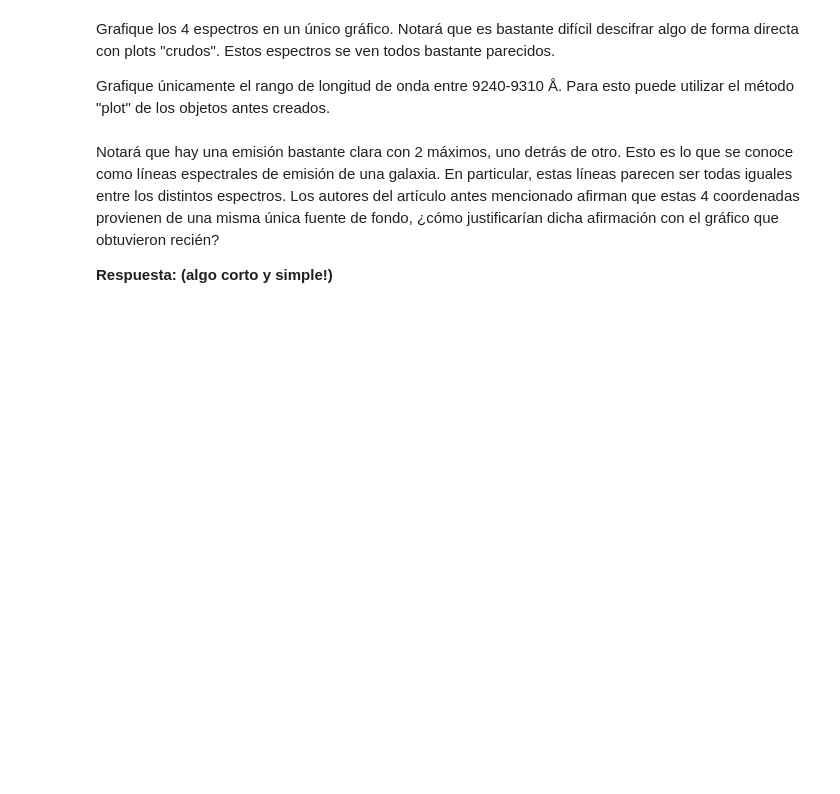
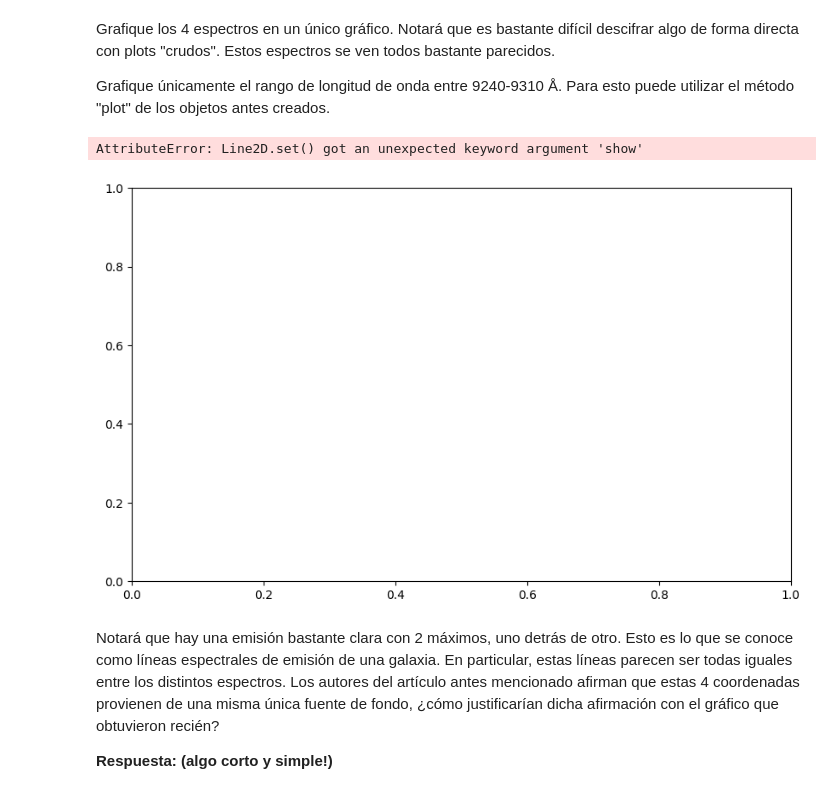
Before and after one commit to conichito/Tarea-4, a Jupyter notebook: Tarea4.ipynb, the cells around one changed output. Saved outputs shown, nothing was run; the diff lists cells and outputs as text; code cells hidden in the pictures; blank space fills up the shorter version.

Commit message:
pegado en espectro

```diff
--- a/Tarea4.ipynb
+++ b/Tarea4.ipynb
@@ -198,8 +253,15 @@ Un pequeño hint: el centro debe ser de la forma (dec, ra) y cada coordenada con
 # %%
-# Rellene el código a continuación reemplazando el "CENTRO" y "radio", según corresponda.
-# Note que ya le hemos indicado al método las unidades de medida, por lo que debe ser consistente.
+# Coordenadas en formato (dec, ra) en grados, radio en arcosegundos
+centro_s0a = (s0a.dec.deg, s0a.ra.deg)
+centro_s0b = (s0b.dec.deg, s0b.ra.deg)
+centro_s0c = (s0c.dec.deg, s0c.ra.deg)
+centro_s0d = (s0d.dec.deg, s0d.ra.deg)
 
-espectro_s0a = cube.aperture(CENTRO, RADIO, unit_center=u.deg, unit_radius=u.arcsec)
-espectro_s0b = cube.aperture(CENTRO, RADIO, unit_center=u.deg, unit_radius=u.arcsec)
-espectro_s0c = cube.aperture(CENTRO, RADIO, unit_center=u.deg, unit_radius=u.arcsec)
-espectro_s0d = cube.aperture(CENTRO, RADIO, unit_center=u.deg, unit_radius=u.arcsec)
+# Radio en arcosegundos (sin incluir las unidades en el argumento directamente)
+radio = 2  # El radio en arcosegundos, sin 'u.arcsec'
+
+# Extracción de espectros
+espectro_s0a = cube.aperture(centro_s0a, radio, unit_center=u.deg, unit_radius=u.arcsec)
+espectro_s0b = cube.aperture(centro_s0b, radio, unit_center=u.deg, unit_radius=u.arcsec)
+espectro_s0c = cube.aperture(centro_s0c, radio, unit_center=u.deg, unit_radius=u.arcsec)
+espectro_s0d = cube.aperture(centro_s0d, radio, unit_center=u.deg, unit_radius=u.arcsec)
@@ -213,3 +282,32 @@ Para esto puede utilizar el método "plot" de los objetos antes creados.
+# %%
+import matplotlib.pyplot as plt
+
+# Definir el rango de longitudes de onda
+lambda_min = 9240
+lambda_max = 9310
+
+# Crear una figura y un conjunto de ejes
+plt.figure(figsize=(10, 6))
+
+# Graficar cada espectro en el rango definido
+espectro_s0a.plot(label="s0a", show=False, color='blue', lambda_min=lambda_min, lambda_max=lambda_max)
+espectro_s0b.plot(label="s0b", show=False, color='red', lambda_min=lambda_min, lambda_max=lambda_max)
+espectro_s0c.plot(label="s0c", show=False, color='green', lambda_min=lambda_min, lambda_max=lambda_max)
+espectro_s0d.plot(label="s0d", show=False, color='orange', lambda_min=lambda_min, lambda_max=lambda_max)
+
+# Añadir título y etiquetas
+plt.title("Espectros en el rango 9240-9310 Å")
+plt.xlabel("Longitud de onda (Å)")
+plt.ylabel("Intensidad")
+
+# Añadir una leyenda
+plt.legend()
+
+# Mostrar la gráfica
+plt.show()
+# %% [output]
+AttributeError: Line2D.set() got an unexpected keyword argument 'show'
+[figure, added]
 # %% [markdown]
 
 Notará que hay una emisión bastante clara con 2 máximos, uno detrás de otro.
```
Also changed, not shown: parts of 12 cells of this notebook.
